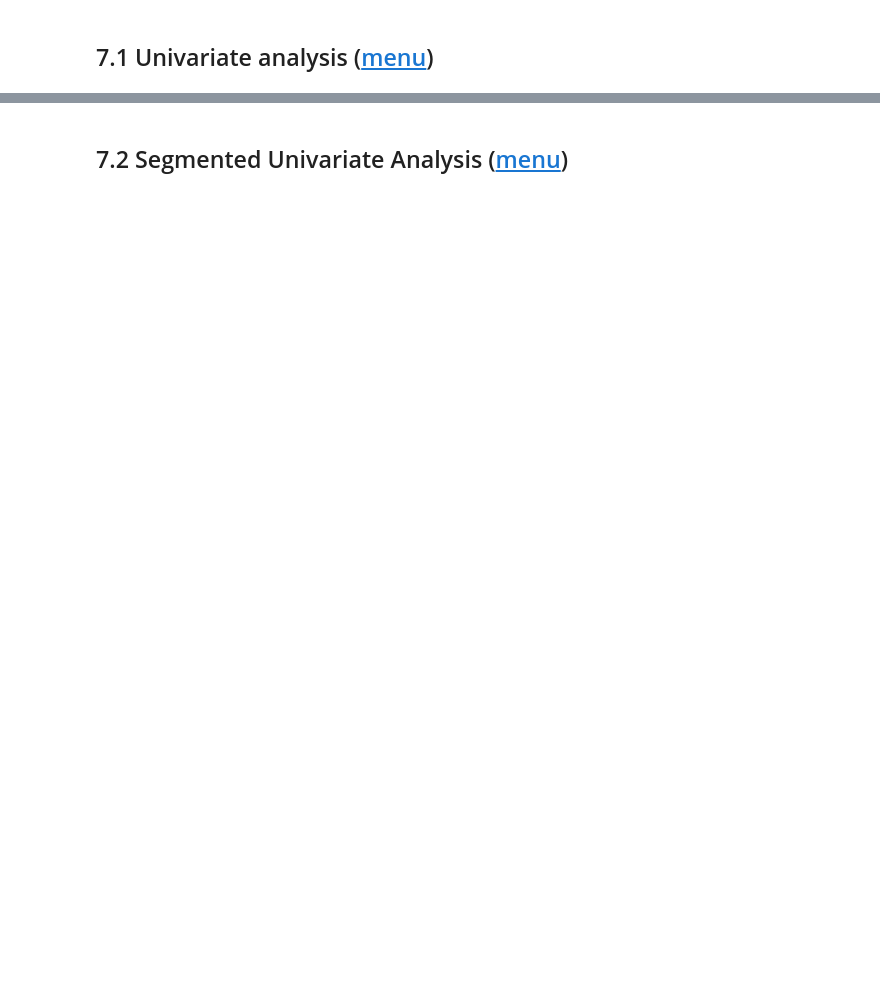
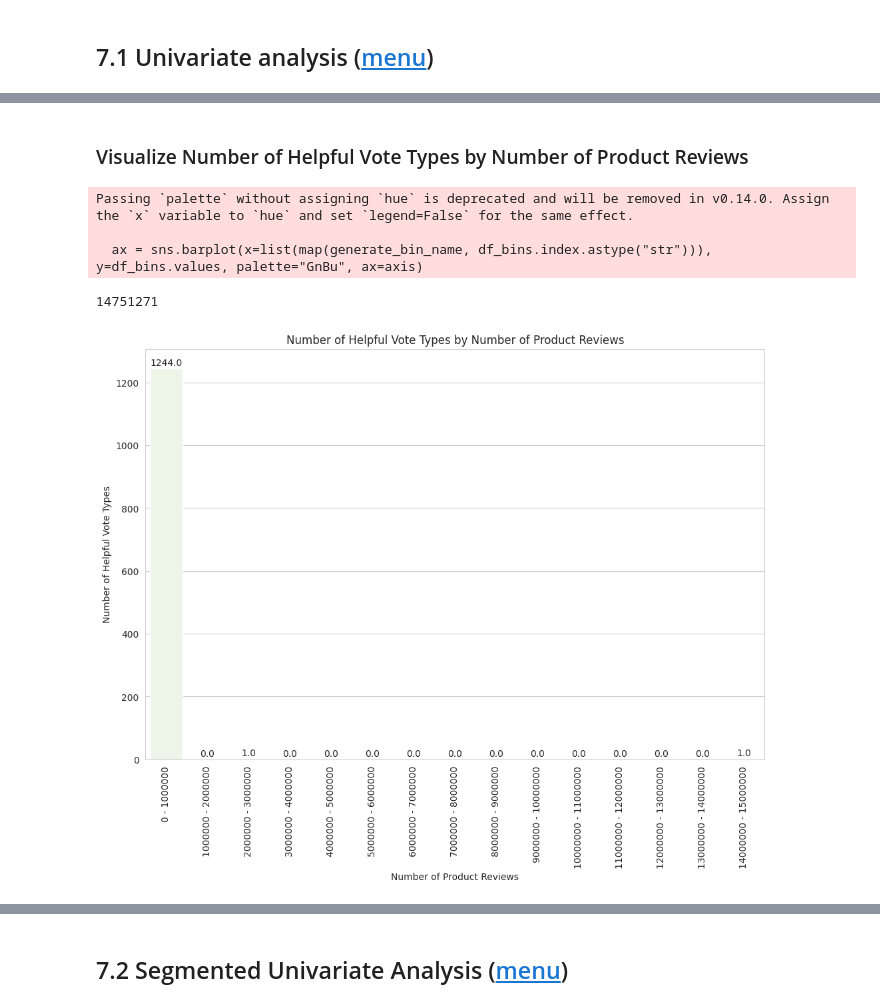
Before and after one commit to learninq/Master-Thesis-Sentiment-Analysis, a Jupyter notebook: 01.sentiment_analysis_dev.ipynb, the cells around one changed output, grey strips where cells are left out. Saved outputs shown, nothing was run; the diff lists cells and outputs as text; code cells hidden in the pictures; blank space fills up the shorter version.

```diff
--- a/01.sentiment_analysis_dev.ipynb
+++ b/01.sentiment_analysis_dev.ipynb
@@ -606,0 +724,24 @@ unnecessary_columns = set()
+# %% [markdown]
+### Visualize Number of Helpful Vote Types by Number of Product Reviews
+# %%
+plt.figure(figsize=(12, 8))
+sns.set_style("whitegrid")
+
+categorical_barplot_bins(
+    data_series=df["helpful_vote"],
+    bins=np.arange(0, 16_000_000, 1_000_000),
+    title="Number of Helpful Vote Types by Number of Product Reviews",
+    xlabel="Number of Product Reviews",
+    ylabel="Number of Helpful Vote Types",
+    rotation=90,
+    metric_type="count",
+    display_metric_margin=10
+)
+
+print(df["helpful_vote"].value_counts().max())
+# %% [output]
+Passing `palette` without assigning `hue` is deprecated and will be removed in v0.14.0. Assign the `x` variable to `hue` and set `legend=False` for the same effect.
+
+  ax = sns.barplot(x=list(map(generate_bin_name, df_bins.index.astype("str"))), y=df_bins.values, palette="GnBu", ax=axis)
+14751271
+[figure, added]
```
Also changed, not shown: parts of 83 cells of this notebook.
